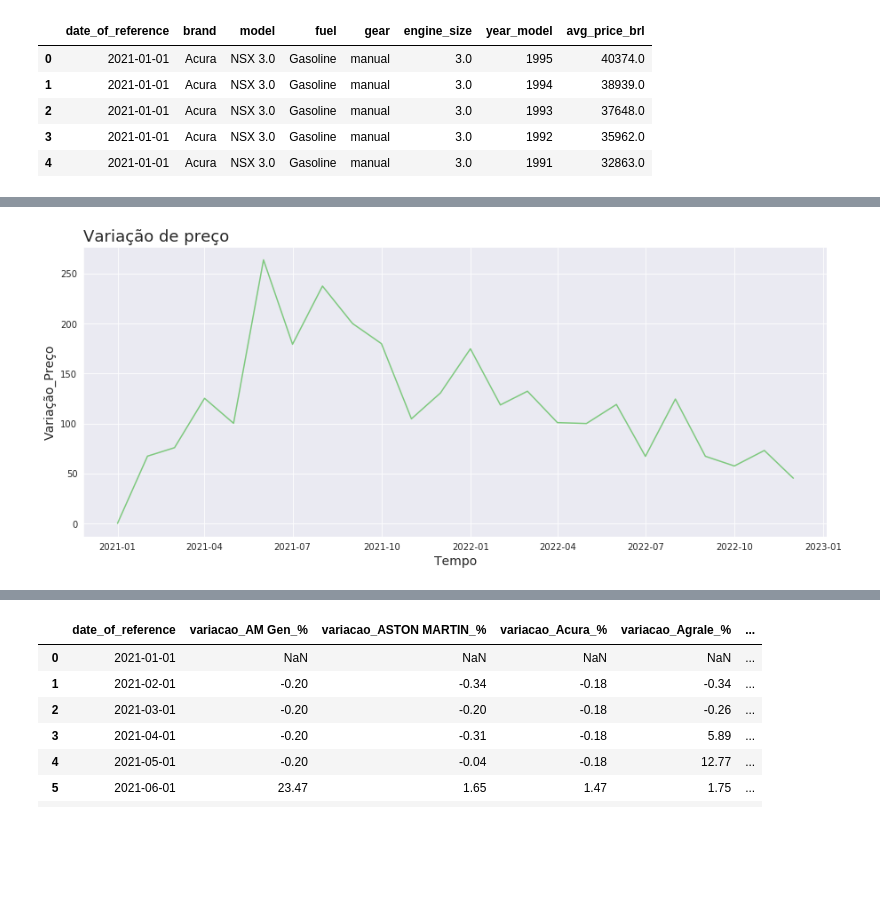
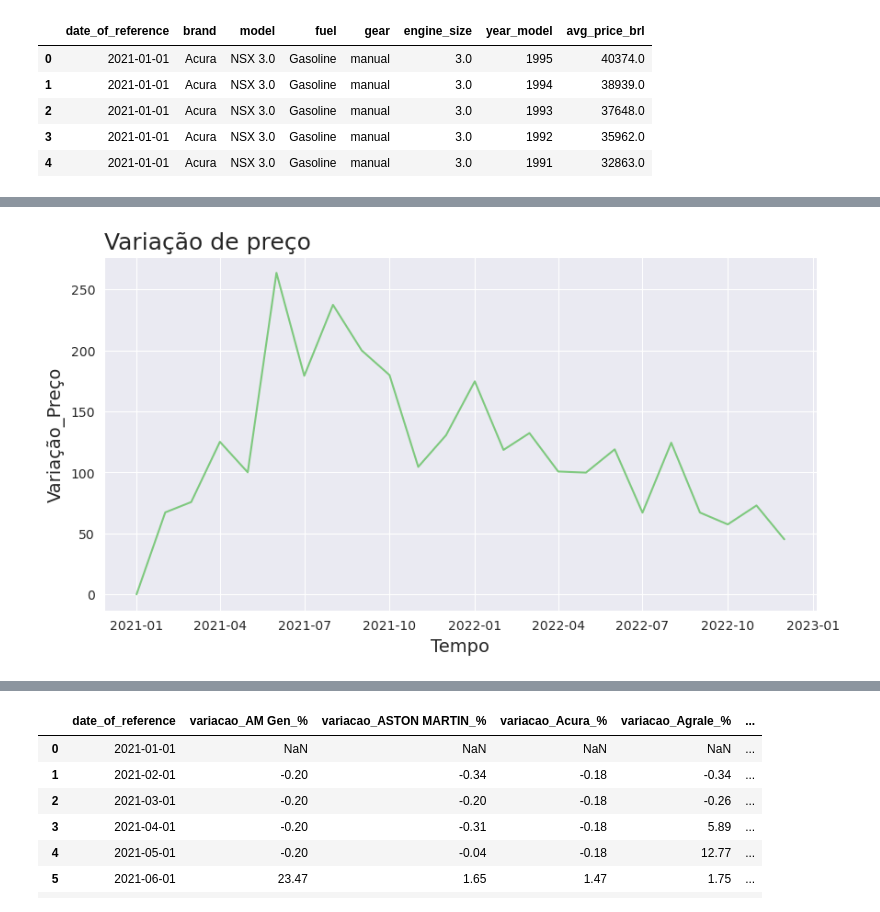
Before and after one commit to DavidTitoInfantas/Projeto_DataViz, a Jupyter notebook: analise_dados_car.ipynb, the cells around one changed output, grey strips where cells are left out. Drawn from its saved outputs; the diff is of its cells as text; code cells hidden in the pictures; blank space fills up the shorter version.

```diff
--- a/analise_dados_car.ipynb
+++ b/analise_dados_car.ipynb
@@ -176,5 +188,6 @@ df_variacao = df_data_mean_price[columns_variacao]
 # %%
-df_variacao['Mean_variacao_bands'] = df_variacao[columns_variacao].abs().sum(axis=1)
+df_variacao['Mean_ABS_variacao_bands'] = df_variacao[columns_variacao].abs().sum(axis=1)
+df_variacao['Mean_variacao_bands'] = df_variacao[columns_variacao].sum(axis=1)
 # %% [output]
 A value is trying to be set on a copy of a slice from a DataFrame.
 Try using .loc[row_indexer,col_indexer] = value instead
@@ -208,9 +232,10 @@ df_variacao_all
 # %%
-def plotar(title,xlabel,ylabel, x, y ,df):
+def plotar(title,xlabel,ylabel, x, y,df):
     sns.set_palette('Accent')
     sns.set_style('darkgrid')
     ax = sns.lineplot(x=x, y=y, data = df)
-    ax.figure.set_size_inches(15,6)
+    ##as1= sns.lineplot(x=x, y=y1, data = df)
+    ax.figure.set_size_inches(10,5)
     ax.set_title(title,loc = 'left', fontsize=18)
     ax.set_xlabel(xlabel,fontsize=14)
     ax.set_ylabel(ylabel,fontsize=14)
@@ -217,6 +249,6 @@ def plotar(title,xlabel,ylabel, x, y ,df):
 # %%
 # Variacion por mes na lista FIPE
 
-plotar('Variação de preço','Tempo','Variação_Preço','date_of_reference','Mean_variacao_bands',df_variacao_all)
+plotar('Variação de preço','Tempo','Variação_Preço','date_of_reference','Mean_ABS_variacao_bands',df_variacao_all)
 # %% [output]
-[figure, old version]
+[figure, new version]
```
Also changed, not shown: parts of 32 cells of this notebook.
